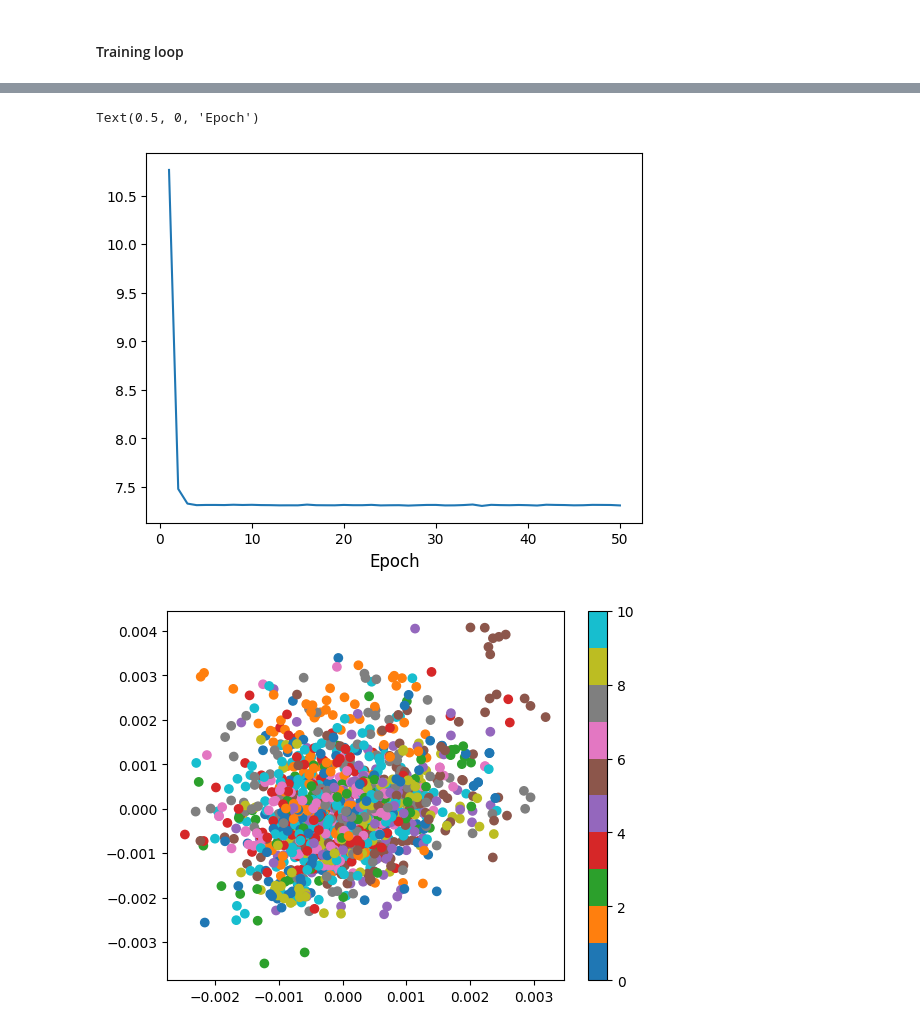
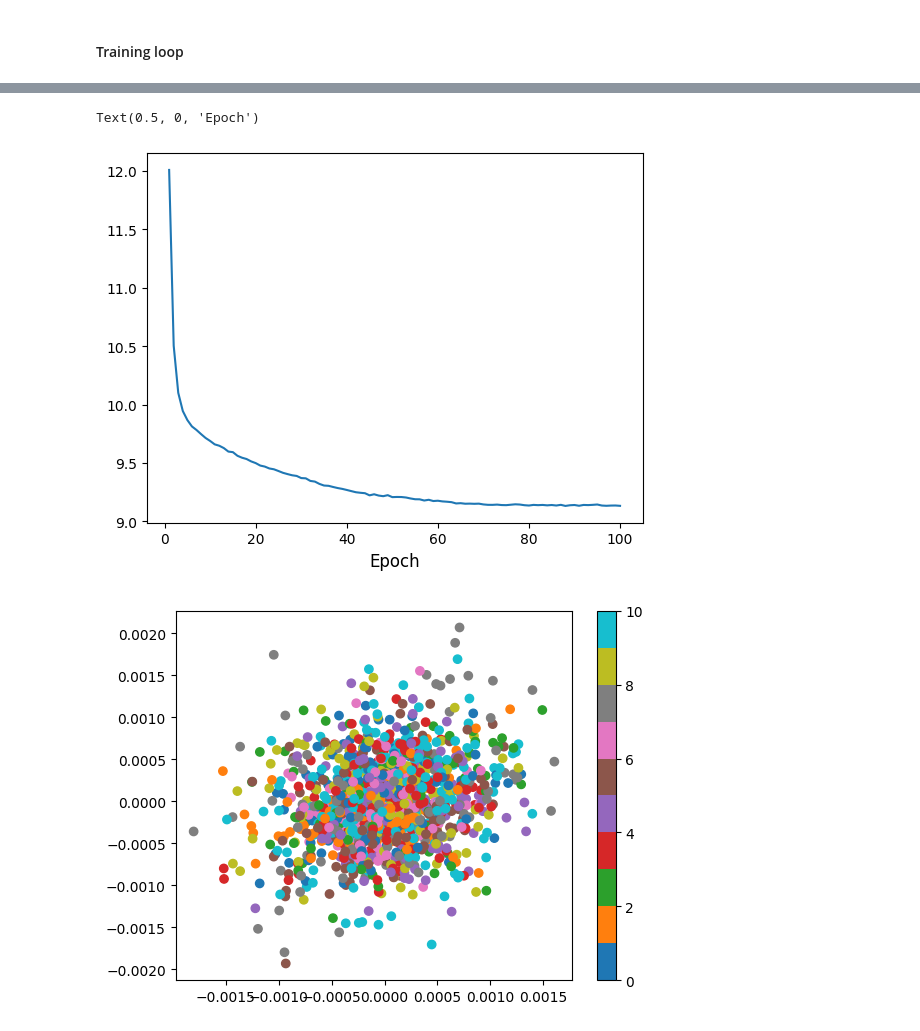
Before and after one commit to phihd/brain-tumor-classification, a Jupyter notebook: notebooks/vae_benchmark.ipynb, the cells around one changed output, grey strips where cells are left out. Drawn from its saved outputs; the diff is of its cells as text; code cells hidden in the pictures.

```diff
--- a/notebooks/vae_benchmark.ipynb
+++ b/notebooks/vae_benchmark.ipynb
@@ -136,9 +136,9 @@ class VAE(nn.Module):
 # %%
 learning_rate = 3e-5
 batch_size = 32
-epochs = 50
+epochs = 100
 latent_dim = 2
-weight = 0.8
+weight = 0.7
 # %% [markdown]
 #### Load dataset into Dataloaders
 # %%
@@ -211,7 +211,7 @@ for epoch in range(epochs):
         #print(X.size(), reconstructed_X.size())
         MSE_loss = MSE(X, reconstructed_X)
         #print(pred)
-        loss = KLD + weight*MSE_loss
+        loss = weight*KLD + MSE_loss
 
         # Backpropagation
         optimizer.zero_grad()
@@ -249,5 +249,5 @@ Time elapsed: 2.0042355060577393
 Text(0.5, 0, 'Epoch')
-[figure, old version]
+[figure, new version]
 # %%
 for batch, (X, y) in enumerate(train_dataloader):
     mu, log_var = model.encode(X.to(device))
@@ -257,4 +257,4 @@ for batch, (X, y) in enumerate(train_dataloader):
         plt.colorbar()
         break
 # %% [output]
-[figure, old version]
+[figure, new version]
```
Also changed, not shown: parts of 2 cells of this notebook, 11 other files.
